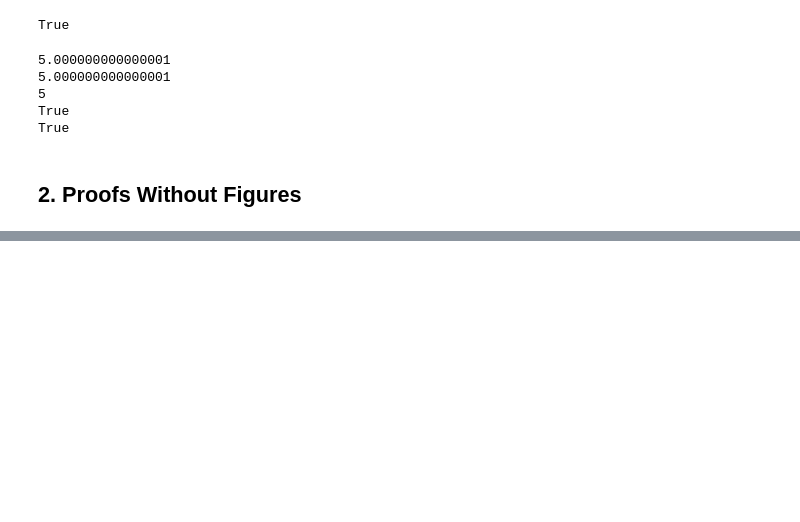
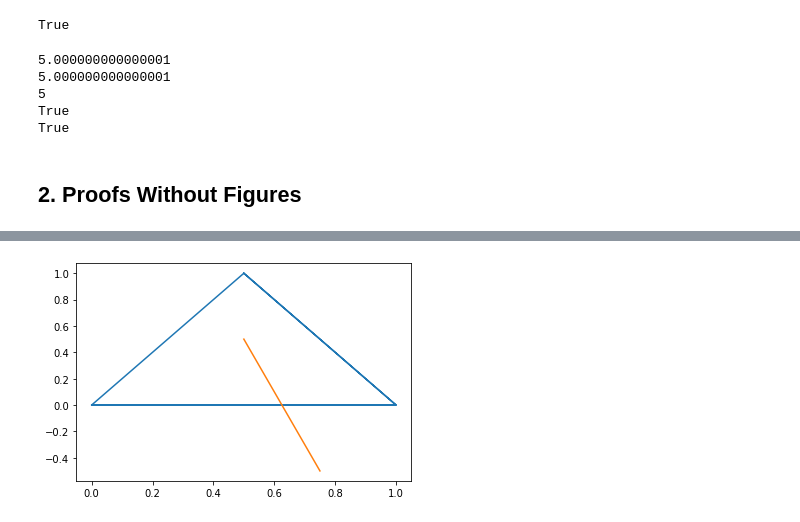
Before and after one commit to James-G-Hill/Sympy-Companion-to-Mathematics-Form-and-Function, a Jupyter notebook: Chapter 3.ipynb, the cells around one changed output, grey strips where cells are left out. Cells and saved outputs as stored; diff of their text form; code cells hidden in the pictures; blank space fills up the shorter version.

```diff
--- a/Chapter 3.ipynb
+++ b/Chapter 3.ipynb
@@ -96,0 +145,16 @@ True
+# %%
+# Pasch's Axiom
+
+plt.clf()
+
+# Draw a triange ABC
+ABC = LineString([(0, 0), (1, 0), (.5, 1), (1, 0), (0, 0), (.5, 1)])
+plt.plot(*ABC.xy)
+
+# Draw line l
+l = LineString([(.75, -.5), (.5, .5)])
+plt.plot(*l.xy)
+
+plt.show()
+# %% [output]
+[figure, added]
```
Also changed, not shown: parts of 9 cells of this notebook.
